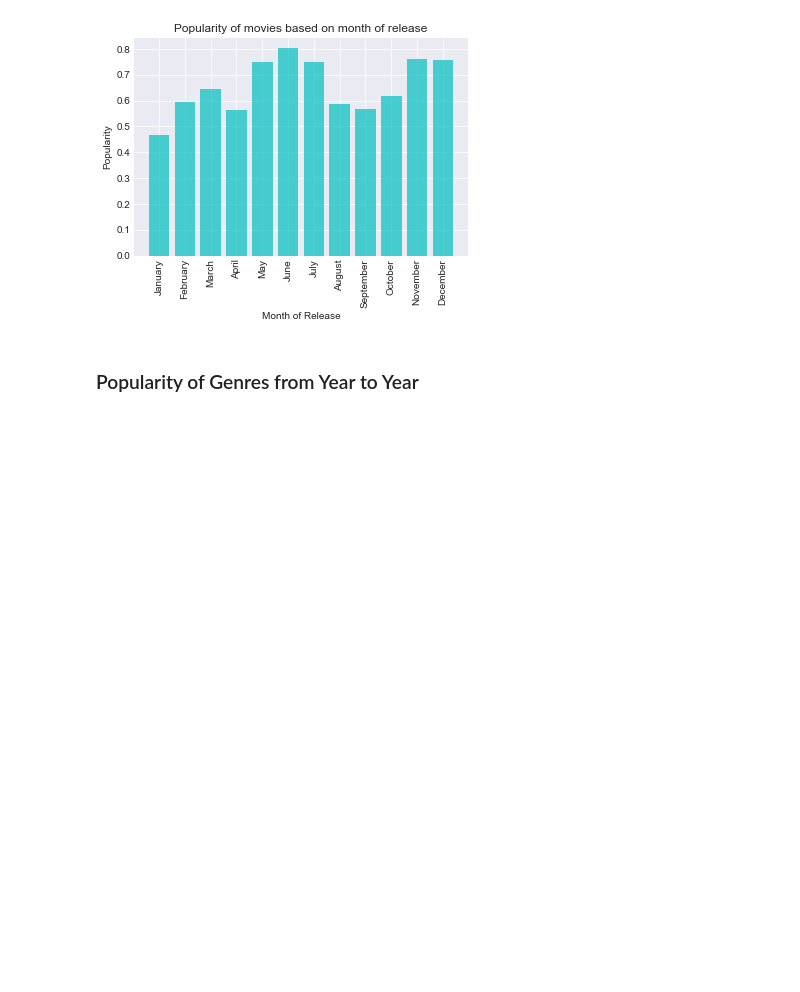
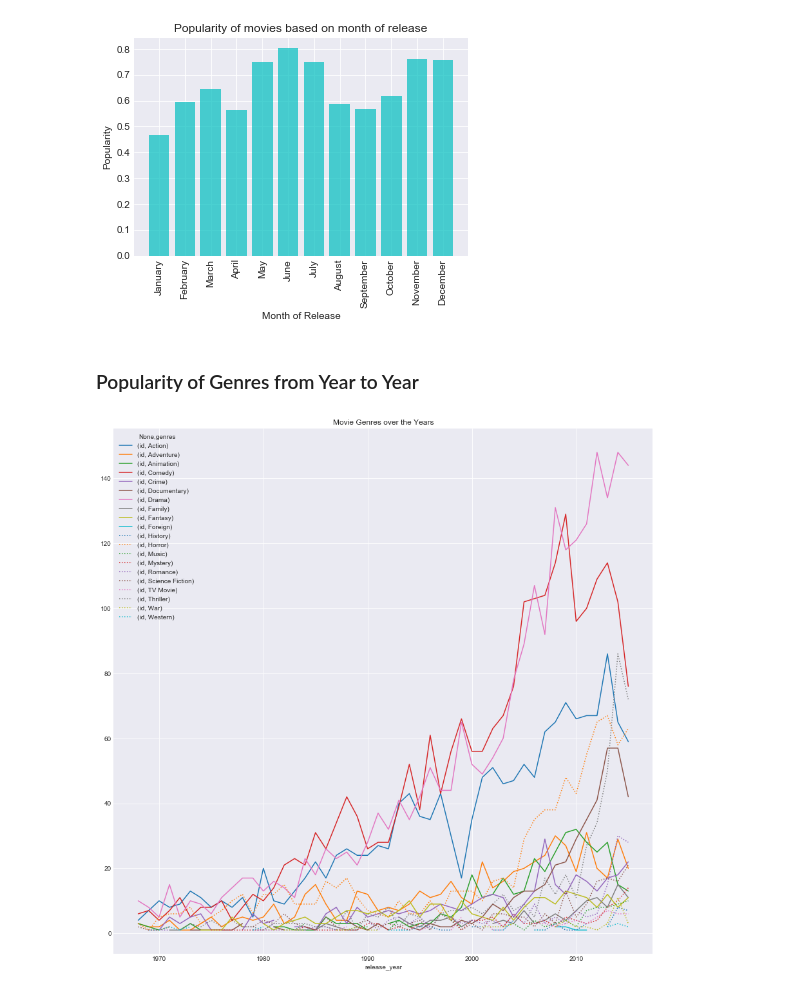
Before and after one commit to christylewis/Share-with-Ashutosh, a Jupyter notebook: The Movie Database (TMDb) Analysis.ipynb, the cells around one changed output. Cells and saved outputs as stored; diff of their text form; code cells hidden in the pictures; blank space fills up the shorter version.

```diff
--- a/The Movie Database (TMDb) Analysis.ipynb
+++ b/The Movie Database (TMDb) Analysis.ipynb
@@ -276,10 +271,10 @@ plt.ylabel('Popularity');
 ### Popularity of Genres from Year to Year
 # %%
 df['release_year'] = pd.DatetimeIndex(df['release_date']).year
-df.query('release_year > 2018')
+df.query('release_year > 2016')
 #oops! There are a number of movies whose year is 2062 and 2066 That can't be right.
 #I am going to eliminate those movies.
-df = df[df.release_year < 2018]
+df = df[df.release_year < 2016]
 years = df['release_year'].sort_values()
 years_df = years.to_frame()
 years_df.drop_duplicates(inplace=True)
@@ -287,5 +282,6 @@ years_list = years_df['release_year'].tolist()
 # %%
 year_genres = df.groupby(['release_year','genres']).count()['id']
 year_genres_df = year_genres.to_frame()
-action_df = year_genres_df.query('genres == "Action"')
-action_num = action_df['id'].tolist()
+unstacked_data = year_genres_df.unstack().plot(kind='line',style = ['-','-','-','-','-','-','-','-','-','-',':',':',':',':',':',':',':',':',':',':'],figsize=(15,15),title='Movie Genres over the Years');
+# %% [output]
+[figure, added]
```
Also changed, not shown: parts of 17 cells of this notebook.
